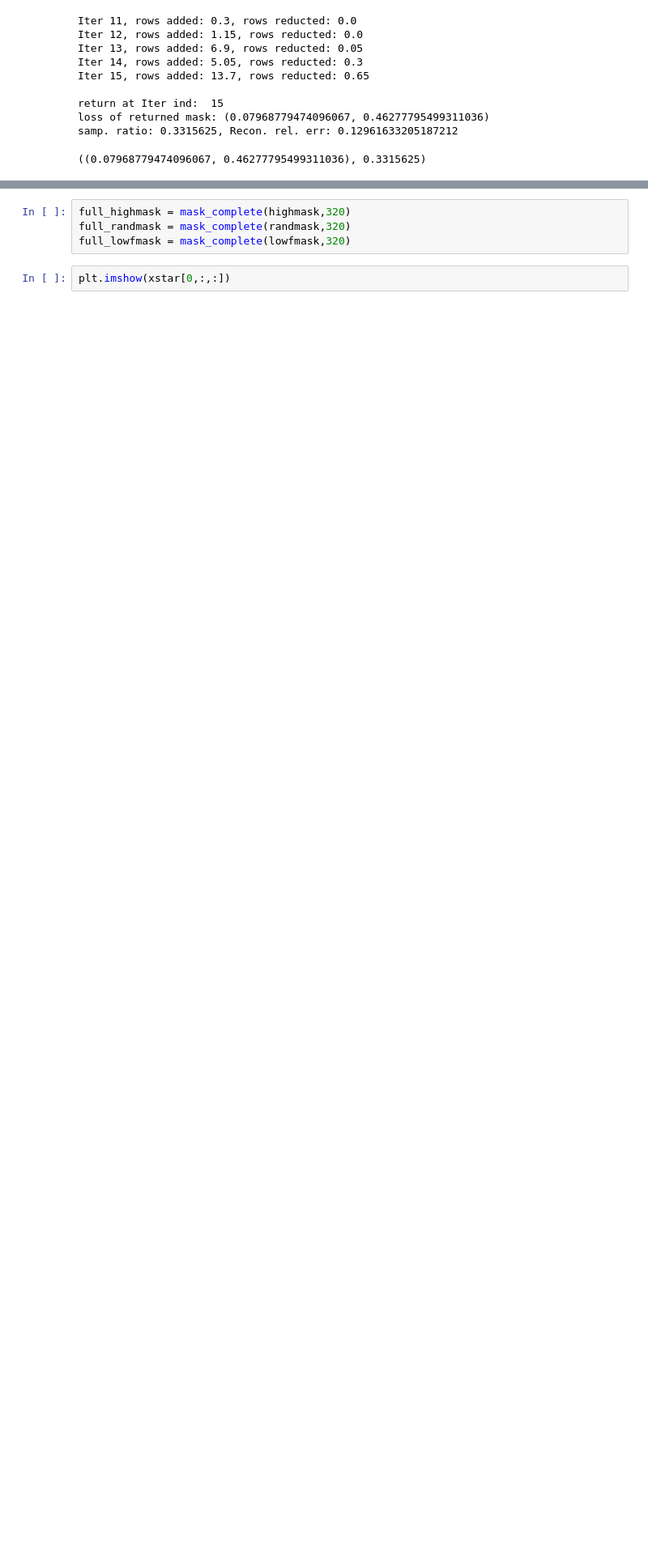
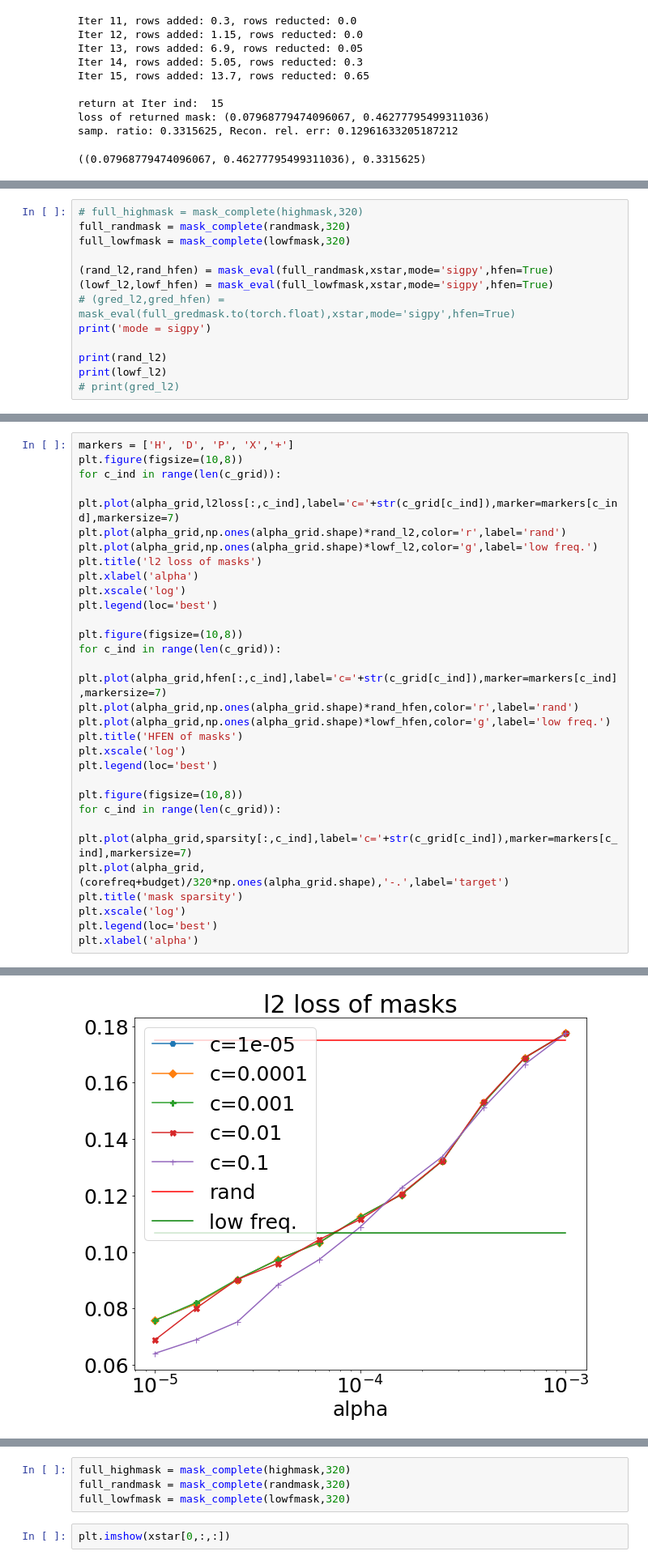
Before and after one commit to zhishenhuang/mri, a Jupyter notebook: mask_backward.ipynb, the cells around one changed output, grey strips where cells are left out. Shown: that part at 81% size. Cells and saved outputs as stored; diff of their text form; blank space fills up the shorter version.

```diff
--- a/mask_backward.ipynb
+++ b/mask_backward.ipynb
@@ -190,0 +385,13 @@ samp. ratio: 0.3315625, Recon. rel. err: 0.12961633205187212
+# %%
+# full_highmask = mask_complete(highmask,320)
+full_randmask = mask_complete(randmask,320)
+full_lowfmask = mask_complete(lowfmask,320)
+
+(rand_l2,rand_hfen) = mask_eval(full_randmask,xstar,mode='sigpy',hfen=True)
+(lowf_l2,lowf_hfen) = mask_eval(full_lowfmask,xstar,mode='sigpy',hfen=True)
+# (gred_l2,gred_hfen) = mask_eval(full_gredmask.to(torch.float),xstar,mode='sigpy',hfen=True)
+print('mode = sigpy')
+
+print(rand_l2)
+print(lowf_l2)
+# print(gred_l2)
@@ -190,0 +408,30 @@ samp. ratio: 0.3315625, Recon. rel. err: 0.12961633205187212
+# %%
+markers = ['H', 'D', 'P', 'X','+']
+plt.figure(figsize=(10,8))
+for c_ind in range(len(c_grid)):
+    plt.plot(alpha_grid,l2loss[:,c_ind],label='c='+str(c_grid[c_ind]),marker=markers[c_ind],markersize=7)
+plt.plot(alpha_grid,np.ones(alpha_grid.shape)*rand_l2,color='r',label='rand')
+plt.plot(alpha_grid,np.ones(alpha_grid.shape)*lowf_l2,color='g',label='low freq.')
+plt.title('l2 loss of masks')
+plt.xlabel('alpha')
+plt.xscale('log')
+plt.legend(loc='best')
+
+plt.figure(figsize=(10,8))
+for c_ind in range(len(c_grid)):
+    plt.plot(alpha_grid,hfen[:,c_ind],label='c='+str(c_grid[c_ind]),marker=markers[c_ind],markersize=7)
+plt.plot(alpha_grid,np.ones(alpha_grid.shape)*rand_hfen,color='r',label='rand')
+plt.plot(alpha_grid,np.ones(alpha_grid.shape)*lowf_hfen,color='g',label='low freq.')
+plt.title('HFEN of masks')
+plt.xscale('log')
+plt.legend(loc='best')
+
+plt.figure(figsize=(10,8))
+for c_ind in range(len(c_grid)):
+    plt.plot(alpha_grid,sparsity[:,c_ind],label='c='+str(c_grid[c_ind]),marker=markers[c_ind],markersize=7)
+plt.plot(alpha_grid,(corefreq+budget)/320*np.ones(alpha_grid.shape),'-.',label='target')
+plt.title('mask sparsity')
+plt.xscale('log')
+plt.legend(loc='best')
+plt.xlabel('alpha')
+# %% [output]
@@ -190,0 +439 @@ samp. ratio: 0.3315625, Recon. rel. err: 0.12961633205187212
+[figure, added]
```
Also changed, not shown: parts of 22 cells of this notebook, 5 other files.
